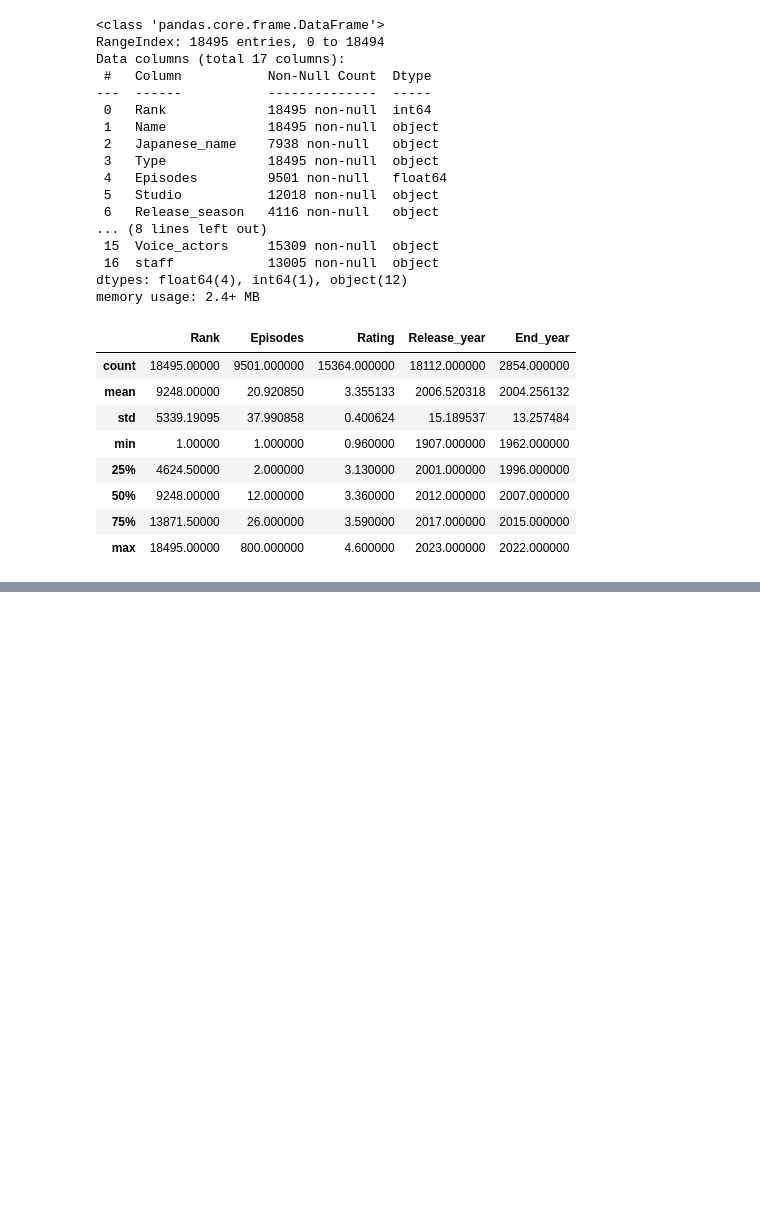
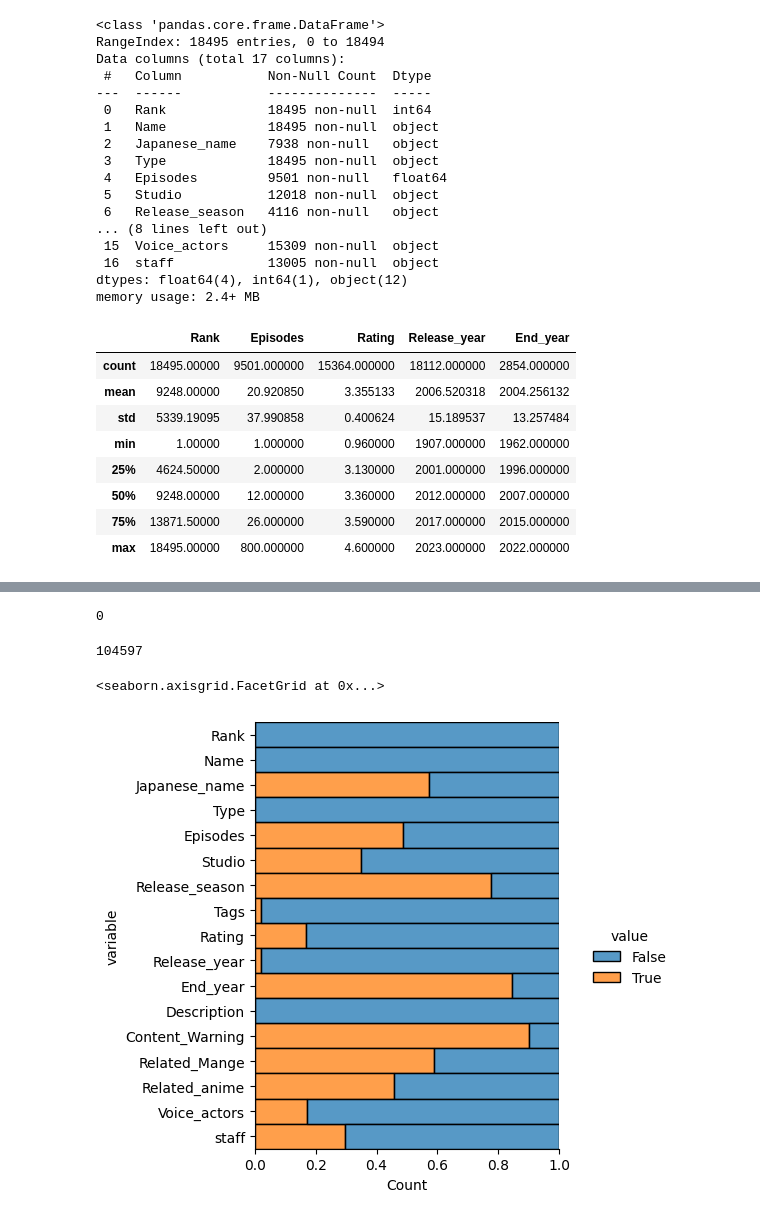
Before and after one commit to AmyGaarcia/DS_PT_09_2023, a Jupyter notebook: Data_Analysis/EDA/1-Definicion_EDA ANIME.ipynb, the cells around one changed output, grey strips where cells are left out. Drawn from its saved outputs; the diff is of its cells as text; code cells hidden in the pictures; blank space fills up the shorter version.

```diff
--- a/Data_Analysis/EDA/1-Definicion_EDA ANIME.ipynb
+++ b/Data_Analysis/EDA/1-Definicion_EDA ANIME.ipynb
@@ -93 +174,16 @@ anime.describe()
+# %%
+anime["Rank"].duplicated().sum()
+# %% [output]
+0
+# %%
+#cuantos valores nulos tengo en total
+anime.isnull().sum().sum()
+# %% [output]
+104597
+# %%
+# ver la proporcion de valores nulos
+anime.isnull().melt().pipe(lambda df:(sns.displot(data = df, y="variable", hue = "value",multiple = "fill")))
+# %% [output]
+<seaborn.axisgrid.FacetGrid at 0x...>
+[figure, added]
 # %%
```
Also changed, not shown: parts of 10 cells of this notebook.
